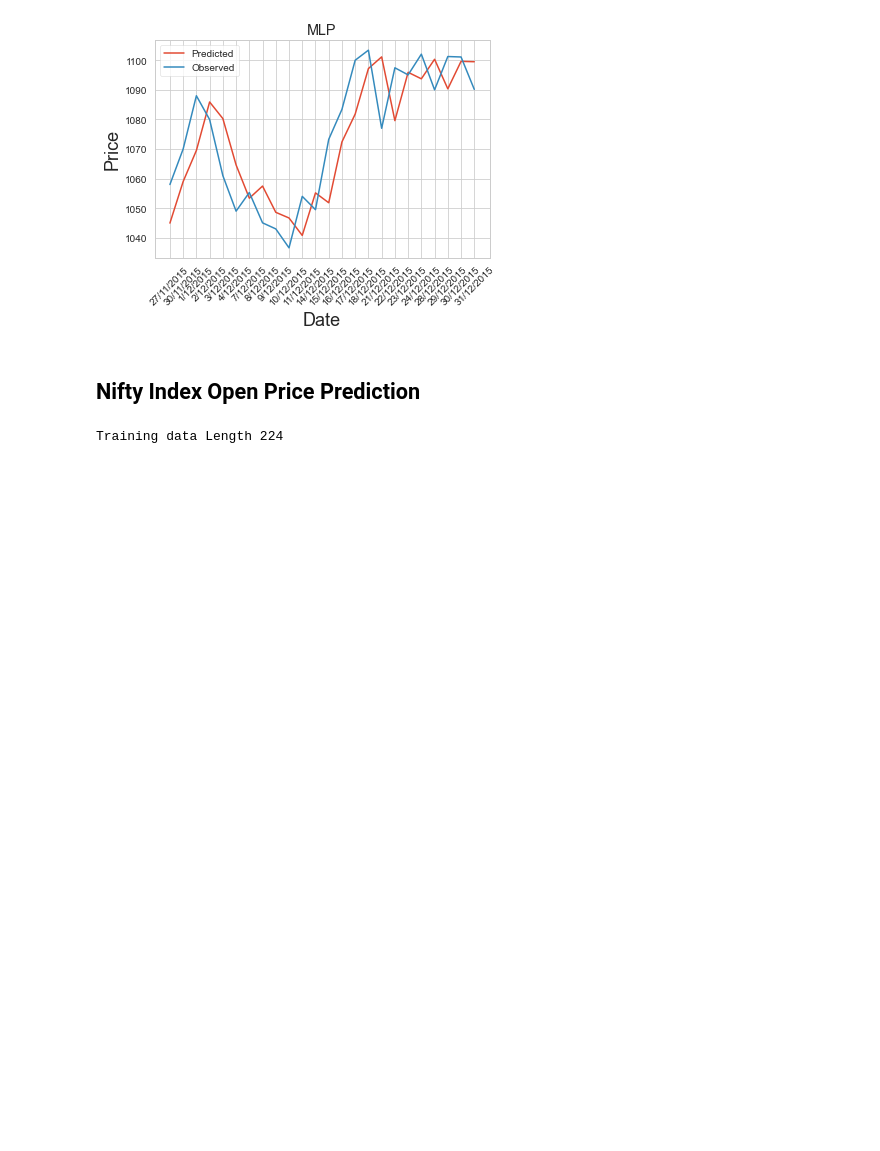
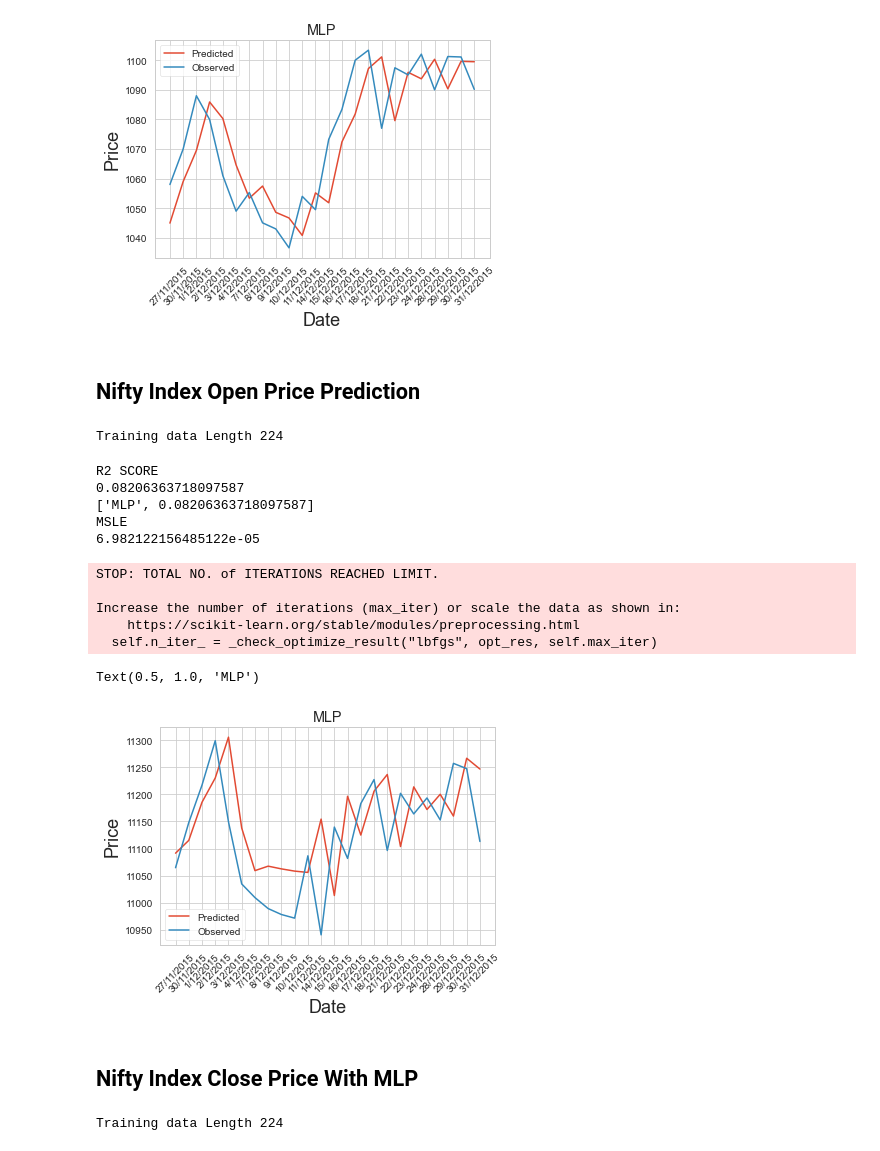
Before and after one commit to kaushalmacwan/forecasting, a Jupyter notebook: Final Thesis Part1.ipynb, the cells around one changed output. Saved outputs shown, nothing was run; the diff lists cells and outputs as text; code cells hidden in the pictures; blank space fills up the shorter version.

```diff
--- a/Final Thesis Part1.ipynb
+++ b/Final Thesis Part1.ipynb
@@ -2701,3 +2701,66 @@ scaled_data = scaler.fit_transform(dataset)
 train_data = scaled_data[0:int(training_data_len), :]
 # %% [output]
 Training data Length 224
+# %%
+X_train = []
+y_train = []
+steps = 3
+# We are taking predicting the open price of a given day based on the trend in the previous 3 days
+for i in range(steps, len(train_data)):
+    X_train.append(train_data[i-steps:i, 0])
+    y_train.append(train_data[i, 0])
+
+# Convert the self.X_train and self.y_train to numpy arrays
+X_train, y_train = np.array(X_train), np.array(y_train)
+test_data = scaled_data[training_data_len - steps: , :]
+X_test = []
+y_test = dataset[training_data_len:, :]
+for i in range(steps, len(test_data)):
+    X_test.append(test_data[i-steps:i, 0])
+X_test = np.array(X_test)
+test_dates = tcs_data['Date'].values
+testd = test_dates[training_data_len:] # stores the test dates
+# %%
+regr = MLPRegressor(hidden_layer_sizes = 100, alpha = 0.01,solver = 'lbfgs',shuffle=True)
+regr.fit(X_train, y_train)
+# predicting the price
+y_pred = regr.predict(X_test)
+y_pred = y_pred.reshape(len(y_pred),1)
+y_pred = scaler.inverse_transform(y_pred)
+print("R2 SCORE")
+print(metrics.r2_score(y_test, y_pred))
+print(["MLP", metrics.r2_score(y_test, y_pred)])
+print("MSLE")
+print(metrics.mean_squared_log_error(y_test, y_pred))
+plt.plot(y_pred)
+plt.plot(y_test)
+plt.legend(["Predicted","Observed"])
+plt.xticks( range(0,len(y_test)), labels=testd.tolist(),rotation=45)
+plt.xlabel('Date',fontsize=18)
+plt.ylabel('Price',fontsize=18)
+plt.title("MLP")
+# %% [output]
+R2 SCORE
+0.08206363718097587
+['MLP', 0.08206363718097587]
+MSLE
+6.982122156485122e-05
+STOP: TOTAL NO. of ITERATIONS REACHED LIMIT.
+
+Increase the number of iterations (max_iter) or scale the data as shown in:
+    https://scikit-learn.org/stable/modules/preprocessing.html
+  self.n_iter_ = _check_optimize_result("lbfgs", opt_res, self.max_iter)
+Text(0.5, 1.0, 'MLP')
+[figure, added]
+# %% [markdown]
+## Nifty Index Close Price With MLP
+# %%
+data = nifty_it_data.filter(['Close'])
+dataset = data.values
+training_data_len = int(np.ceil( len(dataset) * 0.90 ))
+print('Training data Length', training_data_len)
+scaler = MinMaxScaler(feature_range=(0,1))
+scaled_data = scaler.fit_transform(dataset)
+train_data = scaled_data[0:int(training_data_len), :]
+# %% [output]
+Training data Length 224
```
Also changed, not shown: parts of 2 cells of this notebook.
